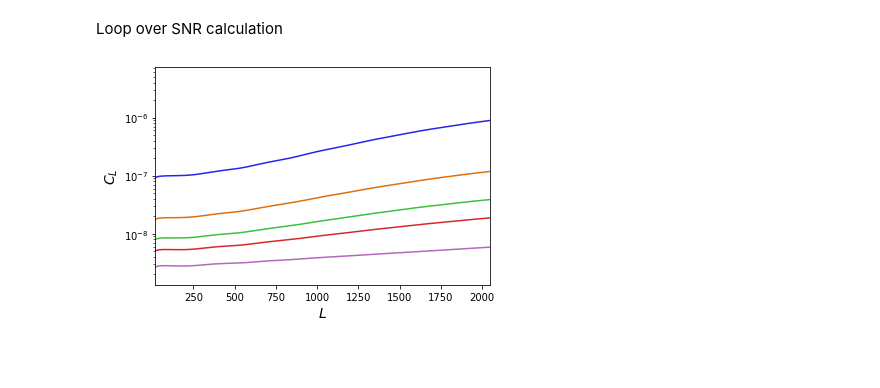
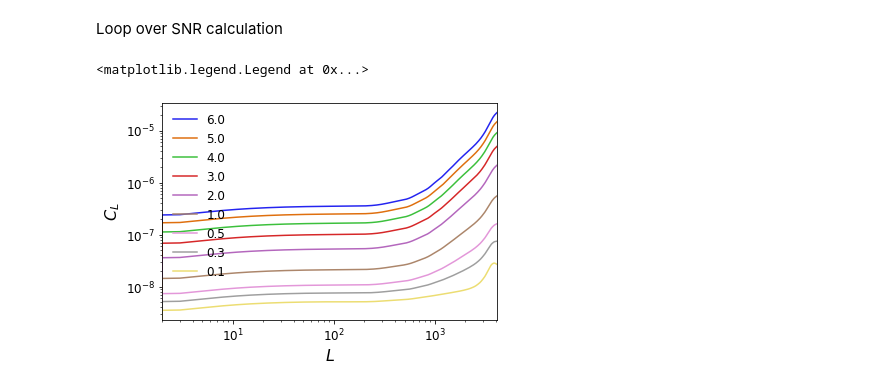
Before and after one commit to toshiyan/cmblensplus, a Jupyter notebook: example/curvedsky_reconstruction/lens_EB-iter-forecast.ipynb, the cells around one changed output. Drawn from its saved outputs; the diff is of its cells as text; code cells hidden in the pictures; blank space fills up the shorter version.

Commit message:
update figures

```diff
--- a/example/curvedsky_reconstruction/lens_EB-iter-forecast.ipynb
+++ b/example/curvedsky_reconstruction/lens_EB-iter-forecast.ipynb
@@ -24,24 +23,27 @@ ac2rad = np.pi/10800.
 Load arrays of CMB unlensed and lensed Cls. Unlensed Cls are not used for now. The Cls should not be multiplied by any factors and should not have units.
 # %%
 # ucl is an array of shape [0:5,0:rlmax+1] and ucl[0,:] = TT, ucl[1,:] = EE, ucl[2,:] = TE, lcl[3,:] = phiphi, lcl[4,:] = Tphi
-ucl = basic.aps.read_cambcls('../data/unlensedcls.dat',2,rlmax,5)/Tcmb**2 # TT, EE, TE, pp, Tp
+ucl = basic.aps.read_cambcls('../data/unlensedcls.dat',2,rlmax,5)/c.Tcmb**2 # TT, EE, TE, pp, Tp
 # lcl is an array of shape [0:4,0:rlmax+1] and lcl[0,:] = TT, lcl[1,:] = EE, lcl[2,:] = BB, and lcl[3,:] = TE
-lcl = basic.aps.read_cambcls('../data/lensedcls.dat',2,rlmax,4,bb=True)/Tcmb**2 # TT, EE, BB, TE
+lcl = basic.aps.read_cambcls('../data/lensedcls.dat',2,rlmax,4,bb=True)/c.Tcmb**2 # TT, EE, BB, TE
 # %% [markdown]
 Loop over SNR calculation
 # %%
-sigs = [3.,1.,.5,.3,.1]
-Ag = {}
+sigs = [6.,5.,4.,3.,2.,1.,.5,.3,.1]
+Ag0, Ag1 = {}, {}
 for i, sig in enumerate(sigs):
     nl  = np.zeros((4,rlmax+1))
-    nl[0,:] = (sig*ac2rad/Tcmb)**2
+    nl[0,:] = (sig*c.ac2rad/c.Tcmb)**2
     nl[1,:] = 2*nl[0,:]
     nl[2,:] = 2*nl[0,:]
     ocl = lcl + nl
-    Ag[i], __ = cs.norm_quad.qeb_iter(Lmax,rlmax,rlmin,rlmax,rlmin,rlmax,lcl[1,:],ocl[1,:],ocl[2,:],ucl[3,:],iter=50)
+    Ag0[i] = cs.norm_quad.qeb('lens',Lmax,rlmin,rlmax,lcl[1,:],ocl[1,:],ocl[2,:])[0]
+    Ag1[i] = cs.norm_quad.qeb_iter(Lmax,rlmax,rlmin,rlmax,rlmin,rlmax,lcl[1,:],ocl[1,:],ocl[2,:],ucl[3,:],iter=50)[0]
 # %%
-plc.plot_1dstyle(ylog=True)
+pl.plot_1dstyle(xmin=2,xmax=Lmax)
 for i in range(len(sigs)):
-    plot(L,L**4*Ag[i])
+    loglog(L,L**4*Ag1[i],label=str(sigs[i]))
+legend()
 # %% [output]
+<matplotlib.legend.Legend at 0x...>
-[figure, old version]
+[figure, new version]
```
Also changed, not shown: parts of 5 cells of this notebook.
